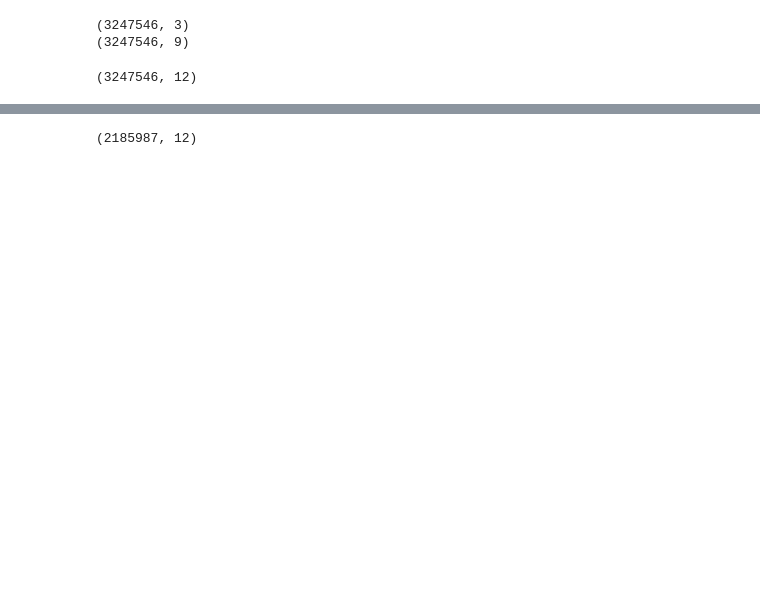
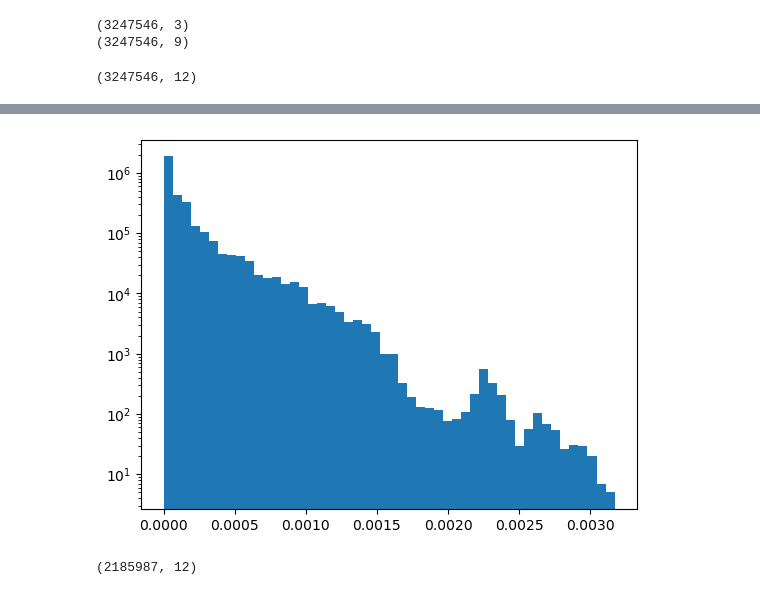
Before and after one commit to bjacobell/gbt-hdbscan, a Jupyter notebook: param_analysis.ipynb, the cells around one changed output, grey strips where cells are left out. Saved outputs shown, nothing was run; the diff lists cells and outputs as text; code cells hidden in the pictures; blank space fills up the shorter version.

```diff
--- a/param_analysis.ipynb
+++ b/param_analysis.ipynb
@@ -58,3 +255,9 @@ print(param_array_uncut.shape)
+# %%
+plt.hist(sigbw_vec, bins=50)
+plt.yscale('log')
+plt.show()
+# %% [output]
+[figure, added]
 # %%
 uncut_freqs = param_array_uncut[:,0]
 param_array = param_array_uncut[np.where(
```
Also changed, not shown: parts of 40 cells of this notebook, 4 other files.
